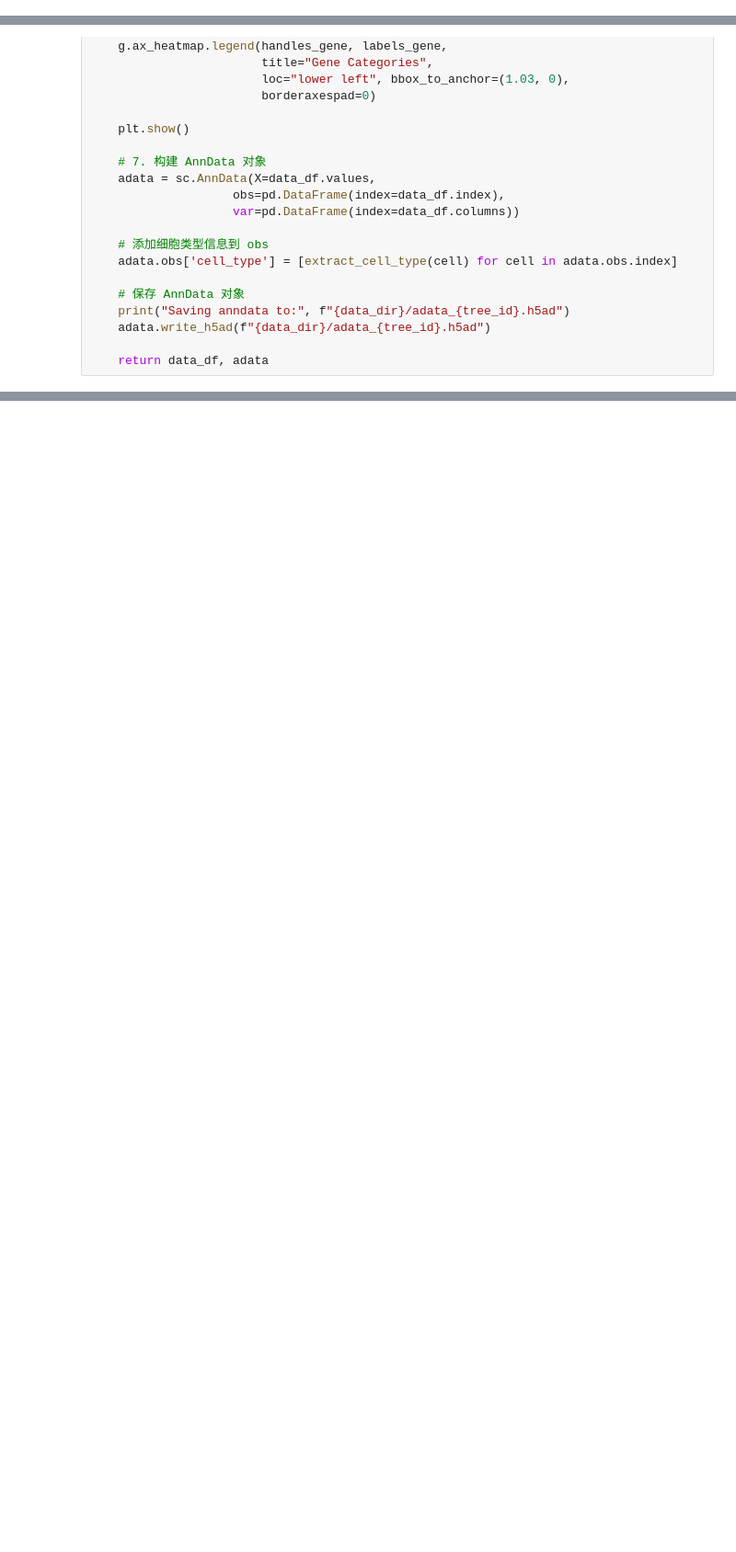
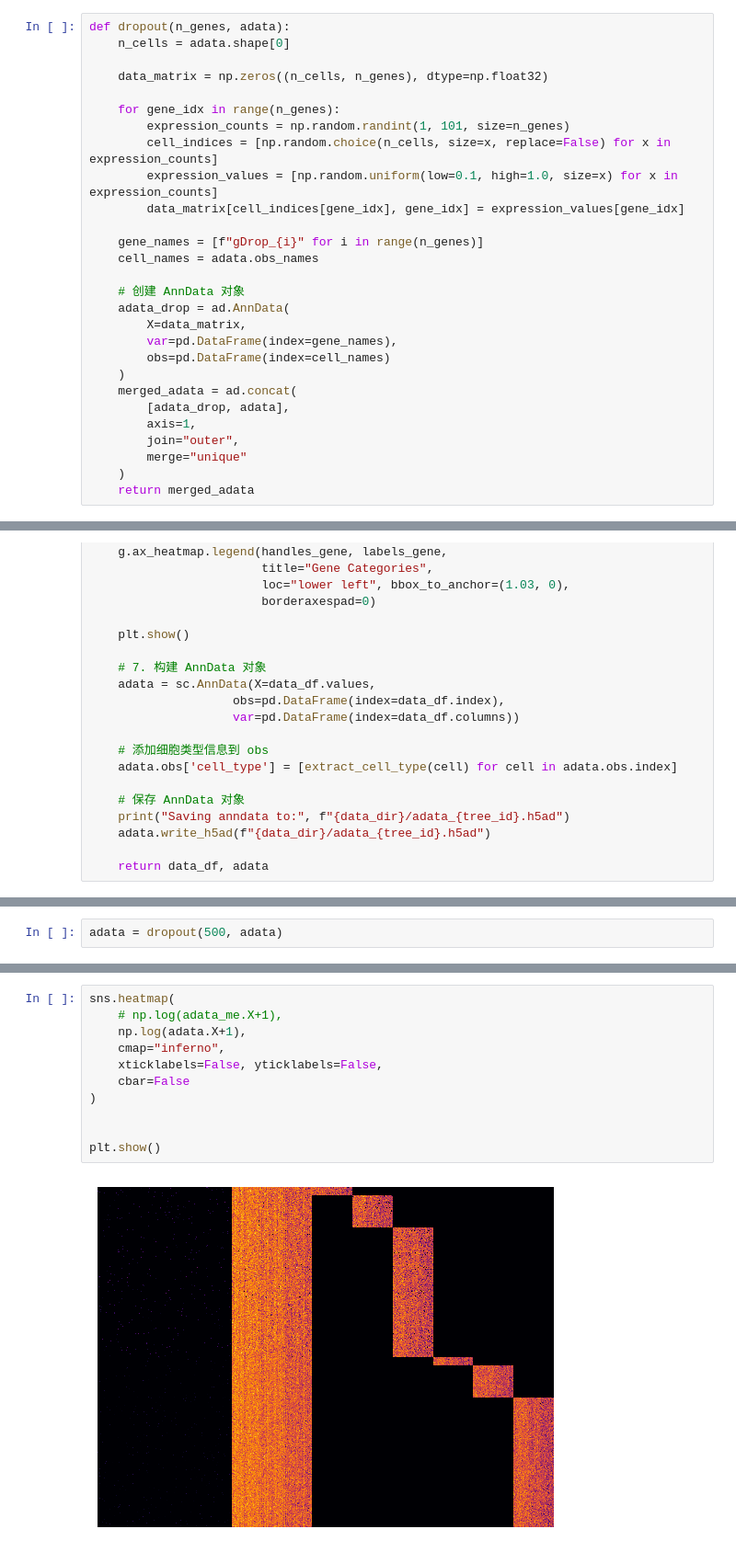
Before and after one commit to YourongZhou/sc_simulator, a Jupyter notebook: main.ipynb, the cells around one changed output, grey strips where cells are left out. Shown at 92% size. Drawn from its saved outputs; the diff is of its cells as text; blank space fills up the shorter version.

```diff
--- a/main.ipynb
+++ b/main.ipynb
@@ -73,6 +105,34 @@ def generate_data(xml_file='tree_10.xml', mu=10, sigma=0.3):
     final_matrix = generate_final_counts(expression_matrix, total_expressions)
 
     return pd.DataFrame(final_matrix)
+# %%
+def dropout(n_genes, adata):
+    n_cells = adata.shape[0]
+
+    data_matrix = np.zeros((n_cells, n_genes), dtype=np.float32)
+
+    for gene_idx in range(n_genes):
+        expression_counts = np.random.randint(1, 101, size=n_genes)
+        cell_indices = [np.random.choice(n_cells, size=x, replace=False) for x in expression_counts]
+        expression_values = [np.random.uniform(low=0.1, high=1.0, size=x) for x in expression_counts]
+        data_matrix[cell_indices[gene_idx], gene_idx] = expression_values[gene_idx]
+
+    gene_names = [f"gDrop_{i}" for i in range(n_genes)]
+    cell_names = adata.obs_names
+
+    # 创建 AnnData 对象
+    adata_drop = ad.AnnData(
+        X=data_matrix,
+        var=pd.DataFrame(index=gene_names),
+        obs=pd.DataFrame(index=cell_names)
+    )
+    merged_adata = ad.concat(
+        [adata_drop, adata],
+        axis=1,
+        join="outer",
+        merge="unique"
+    )
+    return merged_adata
 # %%
 def get_data_and_visualize(tree_id, mu=10, sigma=0.3,
                            tree_dir='./sim_data/trees',
@@ -222,0 +283,2 @@ Saving anndata to: ./sim_data/adata/adata_11.h5ad
+# %%
+adata = dropout(500, adata)
@@ -222,0 +287,13 @@ Saving anndata to: ./sim_data/adata/adata_11.h5ad
+# %%
+sns.heatmap(
+    # np.log(adata_me.X+1),
+    np.log(adata.X+1),
+    cmap="inferno",
+    xticklabels=False, yticklabels=False,
+    cbar=False
+)
+
+
+plt.show()
+# %% [output]
+[figure, added]
```
Also changed, not shown: parts of 10 cells of this notebook, 4 other files.
